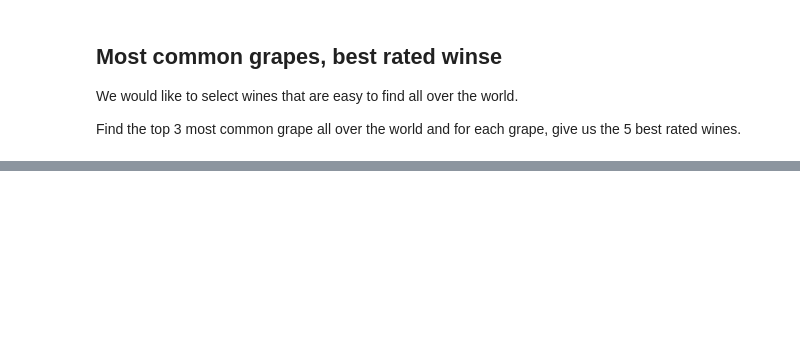
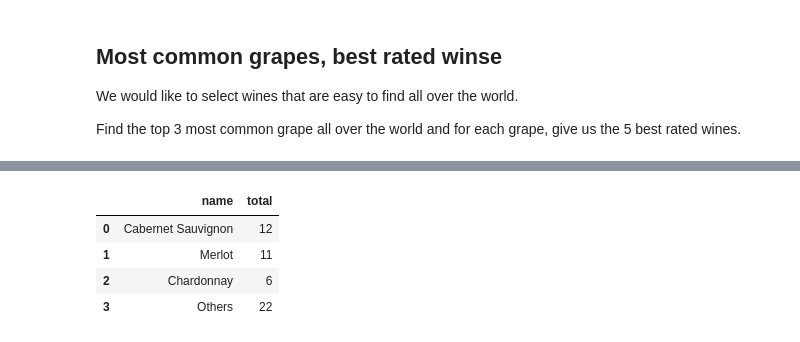
Before and after one commit to Finol12/Wiwinio-Project, a Jupyter notebook: notebooks/question_4.ipynb, the cells around one changed output, grey strips where cells are left out. Saved outputs shown, nothing was run; the diff lists cells and outputs as text; code cells hidden in the pictures; blank space fills up the shorter version.

```diff
--- a/notebooks/question_4.ipynb
+++ b/notebooks/question_4.ipynb
@@ -41,0 +56,15 @@ display(df_grapes.head())
+# %%
+df_grapes_top_3 = df_grapes.iloc[0:3,:]
+
+new_row = {'name': ['Others'], 'total': [sum(df_grapes.iloc[3:,1])]}
+df_grapes_others = pd.DataFrame(new_row)
+df_grapes_top_3_rest = pd.concat([df_grapes_top_3, df_grapes_others])
+
+display(df_grapes_top_3_rest.reset_index(drop=True))
+df_grapes_top_3_rest.to_csv("../data/csv/question_4_1.csv")
+# %% [output]
+|  | name | total |
+| 0 | Cabernet Sauvignon | 12 |
+| 1 | Merlot | 11 |
+| 2 | Chardonnay | 6 |
+| 3 | Others | 22 |
```
Also changed, not shown: parts of 2 cells of this notebook, 13 other files.
